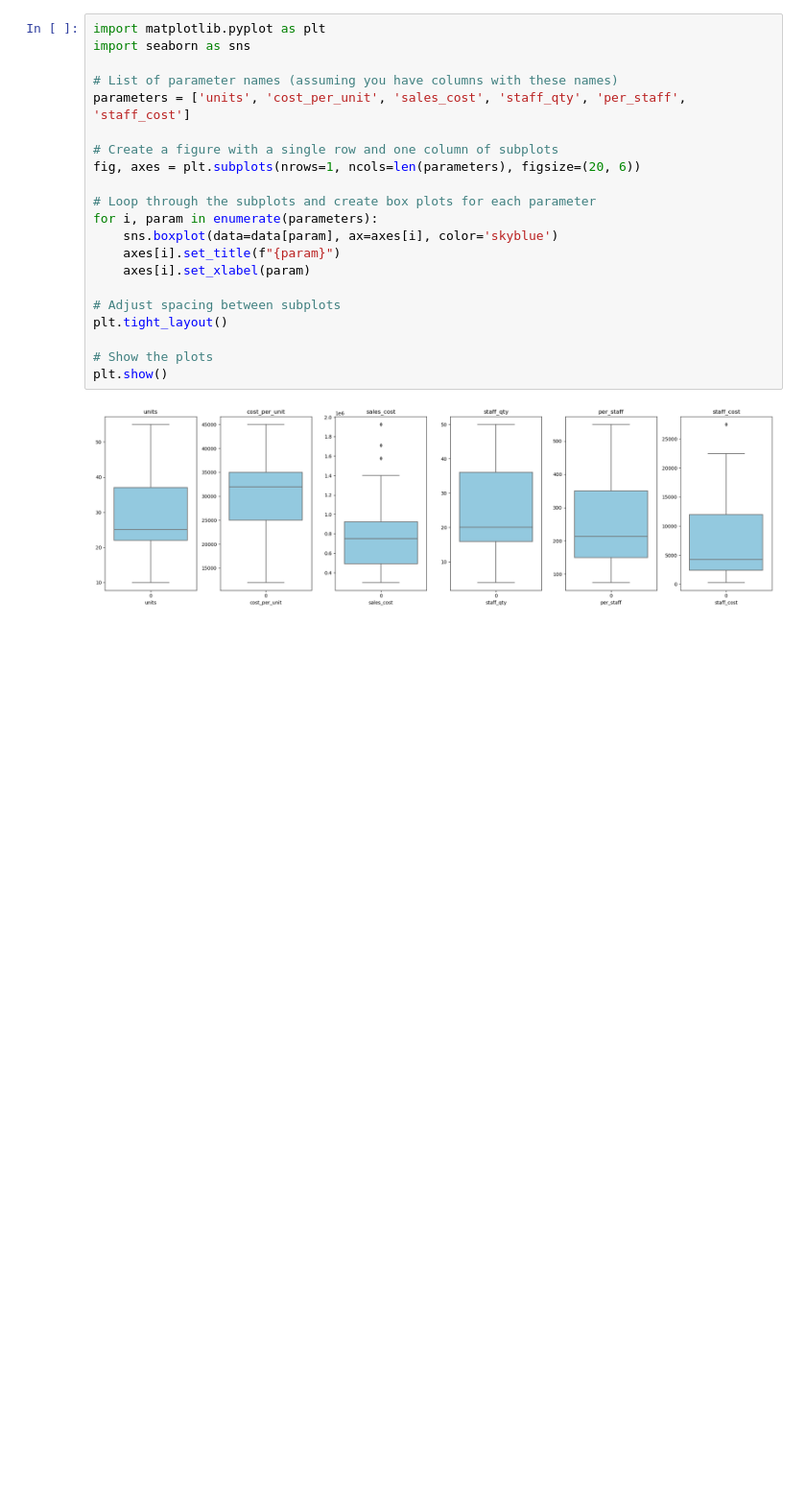
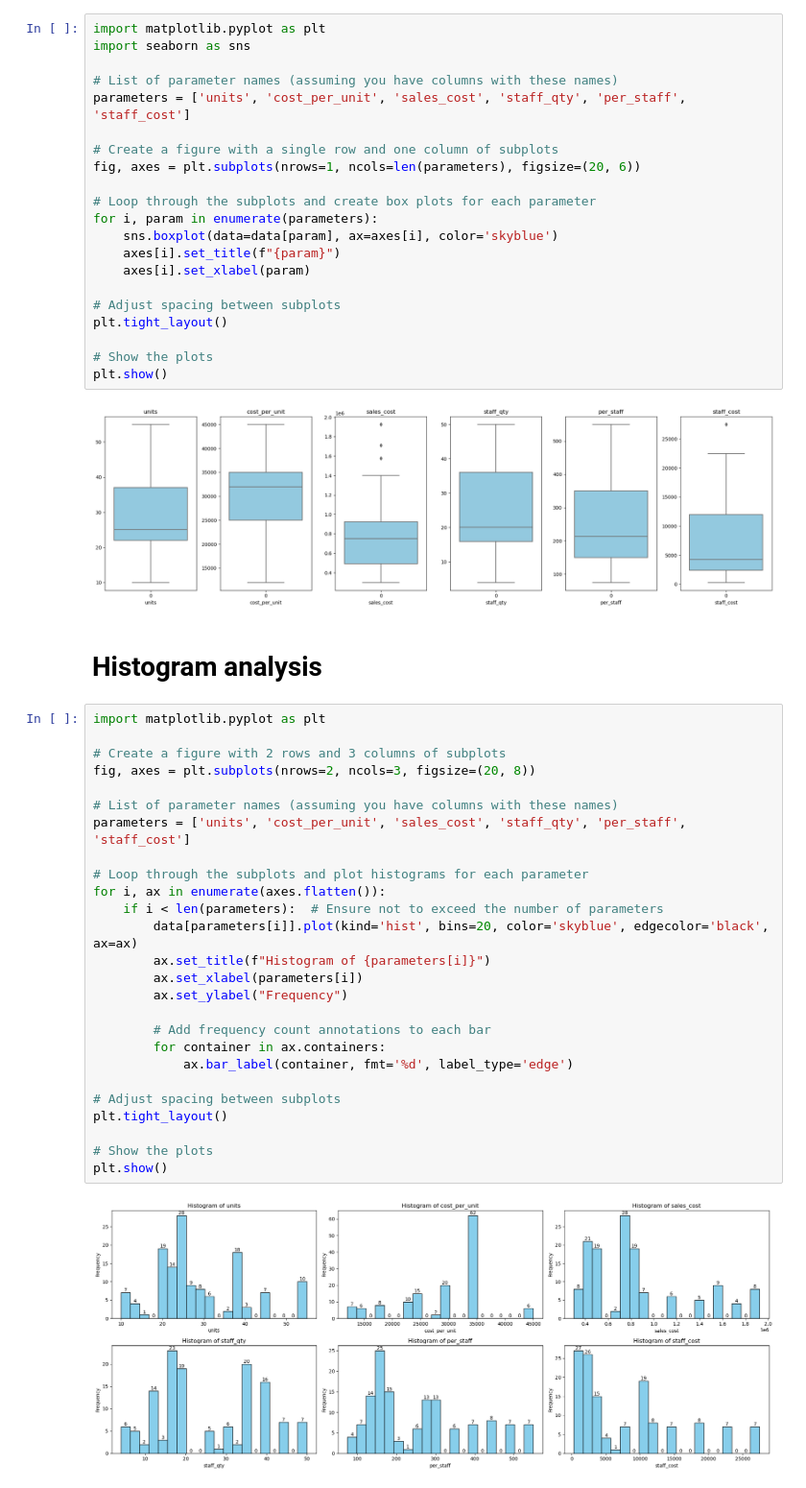
Before and after one commit to srikanthmurali/SalesAnalytics, a Jupyter notebook: EDA.ipynb, the cells around one changed output. Shown at 96% size. Cells and saved outputs as stored; diff of their text form; blank space fills up the shorter version.

```diff
--- a/EDA.ipynb
+++ b/EDA.ipynb
@@ -937,3 +937,33 @@ plt.tight_layout()
 plt.show()
 # %% [output]
 [figure]
+# %% [markdown]
+# Histogram analysis
+# %%
+import matplotlib.pyplot as plt
+
+# Create a figure with 2 rows and 3 columns of subplots
+fig, axes = plt.subplots(nrows=2, ncols=3, figsize=(20, 8))
+
+# List of parameter names (assuming you have columns with these names)
+parameters = ['units', 'cost_per_unit', 'sales_cost', 'staff_qty', 'per_staff', 'staff_cost']
+
+# Loop through the subplots and plot histograms for each parameter
+for i, ax in enumerate(axes.flatten()):
+    if i < len(parameters):  # Ensure not to exceed the number of parameters
+        data[parameters[i]].plot(kind='hist', bins=20, color='skyblue', edgecolor='black', ax=ax)
+        ax.set_title(f"Histogram of {parameters[i]}")
+        ax.set_xlabel(parameters[i])
+        ax.set_ylabel("Frequency")
+
+        # Add frequency count annotations to each bar
+        for container in ax.containers:
+            ax.bar_label(container, fmt='%d', label_type='edge')
+
+# Adjust spacing between subplots
+plt.tight_layout()
+
+# Show the plots
+plt.show()
+# %% [output]
+[figure, added]
```
